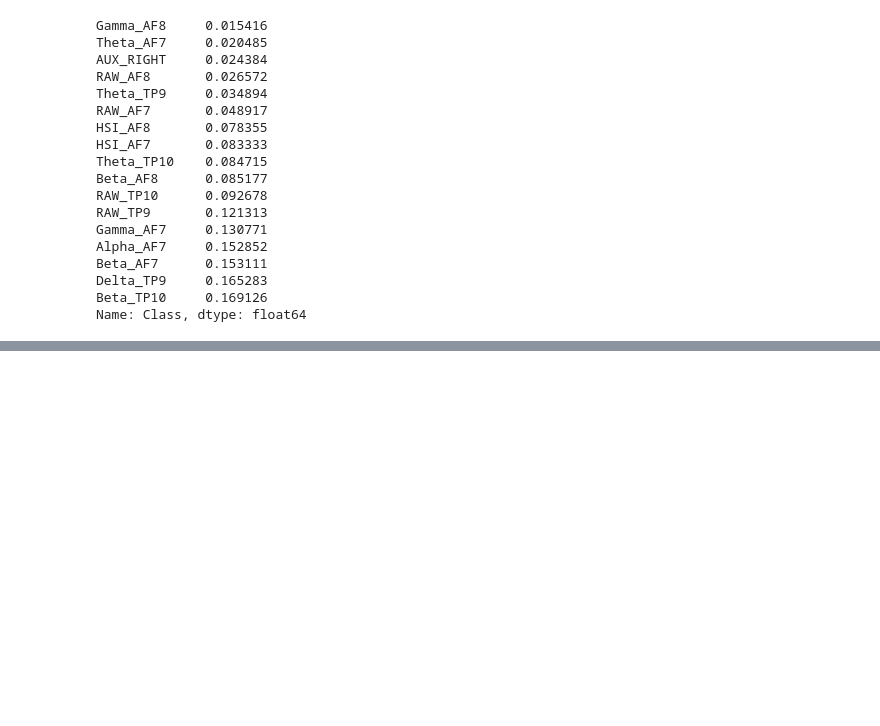
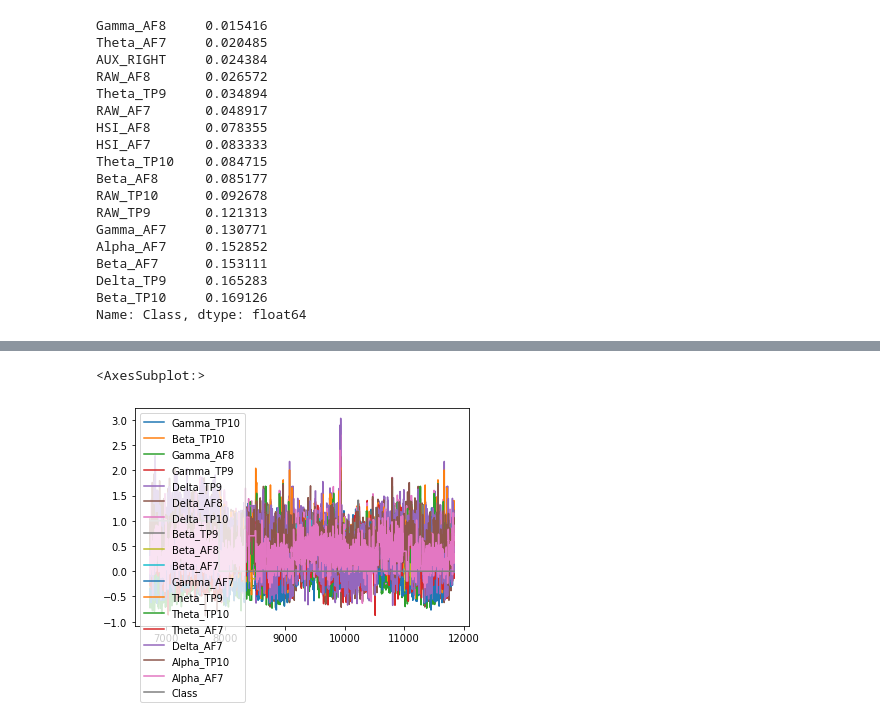
Before and after one commit to Prabha97/NeuroNerds-AdEvaluator, a Jupyter notebook: Praject Codes/featutr_discovering.ipynb, the cells around one changed output, grey strips where cells are left out. Cells and saved outputs as stored; diff of their text form; code cells hidden in the pictures; blank space fills up the shorter version.

```diff
--- a/Praject Codes/featutr_discovering.ipynb
+++ b/Praject Codes/featutr_discovering.ipynb
@@ -245,3 +279,8 @@ Beta_AF7      0.153111
 Delta_TP9     0.165283
 Beta_TP10     0.169126
 Name: Class, dtype: float64
+# %%
+feature_set= ['Gamma_TP10','Beta_TP10','Gamma_AF8', 'Gamma_TP9','Delta_TP9','Delta_AF8','Delta_TP10','Beta_TP9','Beta_AF8','Beta_AF7','Gamma_AF7','Theta_TP9','Theta_TP10',
+'Theta_AF7','Delta_AF7','Alpha_TP10','Alpha_AF7','Class']
+data_FA= data_df[feature_set]
+data_FA
@@ -247,0 +323,6 @@ Name: Class, dtype: float64
+# %%
+data_plot = data_FA.tail(5000)
+data_plot.plot.line()
+# %% [output]
+<AxesSubplot:>
+[figure, added]
```
Also changed, not shown: parts of 10 cells of this notebook, 9 other files.
